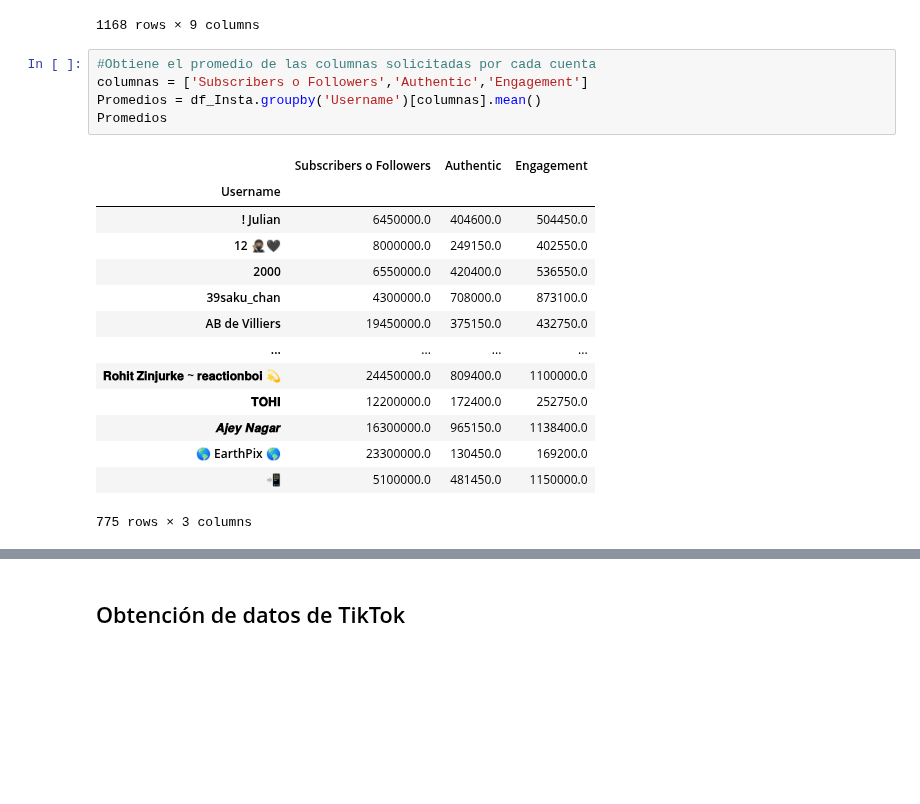
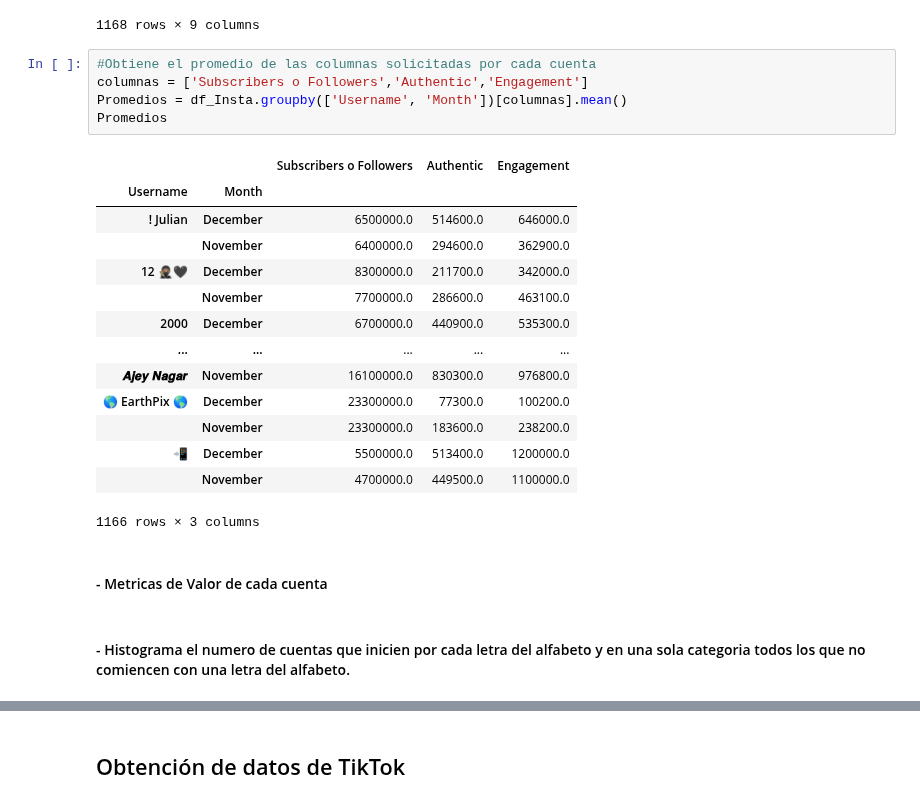
Before and after one commit to MonicaGonzalez30/CienciaDatosLasChicasSuperpoderosas, a Jupyter notebook: Proyectos/Unidad2/Redes_Sociales.ipynb, the cells around one changed output, grey strips where cells are left out. Cells and saved outputs as stored; diff of their text form; blank space fills up the shorter version.

Commit message:
Obtención de datos de Youtube e Instagram

```diff
--- a/Proyectos/Unidad2/Redes_Sociales.ipynb
+++ b/Proyectos/Unidad2/Redes_Sociales.ipynb
@@ -582,20 +582,24 @@ df_Insta
 # %%
 #Obtiene el promedio de las columnas solicitadas por cada cuenta
 columnas = ['Subscribers o Followers','Authentic','Engagement']
-Promedios = df_Insta.groupby('Username')[columnas].mean()
+Promedios = df_Insta.groupby(['Username', 'Month'])[columnas].mean()
 Promedios
 # %% [output]
-|  | Subscribers o Followers | Authentic | Engagement |
-| Username |  |  |  |
-| ! Julian | 6450000.0 | 404600.0 | 504450.0 |
-| 12 🥷🏽🖤 | 8000000.0 | 249150.0 | 402550.0 |
-| 2000 | 6550000.0 | 420400.0 | 536550.0 |
-| 39saku_chan | 4300000.0 | 708000.0 | 873100.0 |
-| AB de Villiers | 19450000.0 | 375150.0 | 432750.0 |
-| ... | ... | ... | ... |
-| 𝐑𝐨𝐡𝐢𝐭 𝐙𝐢𝐧𝐣𝐮𝐫𝐤𝐞 ~ 𝐫𝐞𝐚𝐜𝐭𝐢𝐨𝐧𝐛𝐨𝐢 💫 | 24450000.0 | 809400.0 | 1100000.0 |
-| 𝐓𝐎𝐇𝐈 | 12200000.0 | 172400.0 | 252750.0 |
-| 𝑨𝒋𝒆𝒚 𝑵𝒂𝒈𝒂𝒓 | 16300000.0 | 965150.0 | 1138400.0 |
-| 🌎 EarthPix 🌎 | 23300000.0 | 130450.0 | 169200.0 |
-| 📲 | 5100000.0 | 481450.0 | 1150000.0 |
+|  |  | Subscribers o Followers | Authentic | Engagement |
+| Username | Month |  |  |  |
+| ! Julian | December | 6500000.0 | 514600.0 | 646000.0 |
+|  | November | 6400000.0 | 294600.0 | 362900.0 |
+| 12 🥷🏽🖤 | December | 8300000.0 | 211700.0 | 342000.0 |
+|  | November | 7700000.0 | 286600.0 | 463100.0 |
+| 2000 | December | 6700000.0 | 440900.0 | 535300.0 |
+| ... | ... | ... | ... | ... |
+| 𝑨𝒋𝒆𝒚 𝑵𝒂𝒈𝒂𝒓 | November | 16100000.0 | 830300.0 | 976800.0 |
+| 🌎 EarthPix 🌎 | December | 23300000.0 | 77300.0 | 100200.0 |
+|  | November | 23300000.0 | 183600.0 | 238200.0 |
+| 📲 | December | 5500000.0 | 513400.0 | 1200000.0 |
+|  | November | 4700000.0 | 449500.0 | 1100000.0 |
-775 rows × 3 columns
+1166 rows × 3 columns
+# %% [markdown]
+#### - Metricas de Valor de cada cuenta
+# %% [markdown]
+#### - Histograma el numero de cuentas que inicien por cada letra del alfabeto y en una sola categoria todos los que no comiencen con una letra del alfabeto.
```
Also changed, not shown: parts of 47 cells of this notebook.
